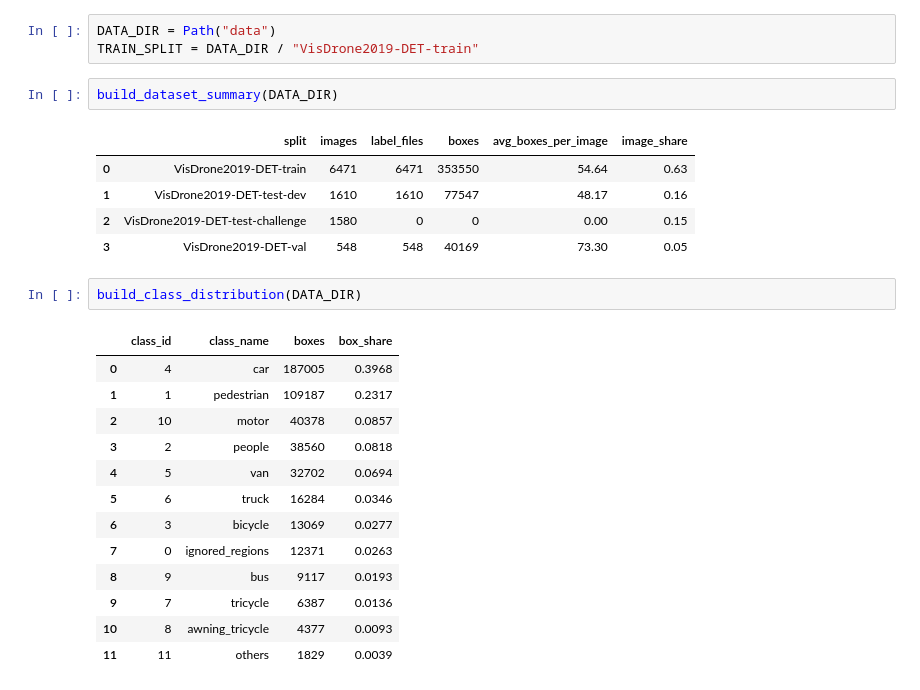
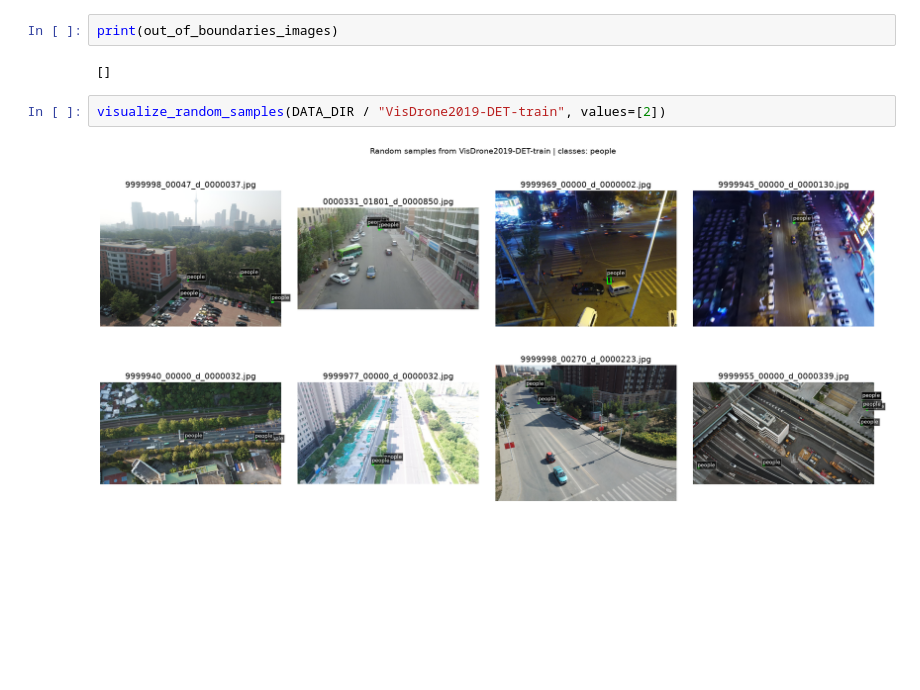
Before and after one commit to DavidIlnytskyi/Edge-Vehicle-Detection-and-Tracking, a Jupyter notebook: data_vizualization.ipynb, the cells around one changed output. Saved outputs shown, nothing was run; the diff lists cells and outputs as text; blank space fills up the shorter version.

```diff
--- a/data_vizualization.ipynb
+++ b/data_vizualization.ipynb
@@ -16,27 +436,8 @@ pd.set_option("display.max_columns", None)
+# %%
+print(out_of_boundaries_images)
+# %% [output]
+[]
 # %%
-DATA_DIR = Path("data")
-TRAIN_SPLIT = DATA_DIR / "VisDrone2019-DET-train"
+visualize_random_samples(DATA_DIR / "VisDrone2019-DET-train", values=[2])
+# %% [output]
+[figure, added]
-# %%
-build_dataset_summary(DATA_DIR)
-# %% [output]
-|  | split | images | label_files | boxes | avg_boxes_per_image | image_share |
-| 0 | VisDrone2019-DET-train | 6471 | 6471 | 353550 | 54.64 | 0.63 |
-| 1 | VisDrone2019-DET-test-dev | 1610 | 1610 | 77547 | 48.17 | 0.16 |
-| 2 | VisDrone2019-DET-test-challenge | 1580 | 0 | 0 | 0.00 | 0.15 |
-| 3 | VisDrone2019-DET-val | 548 | 548 | 40169 | 73.30 | 0.05 |
-# %%
-build_class_distribution(DATA_DIR)
-# %% [output]
-|  | class_id | class_name | boxes | box_share |
-| 0 | 4 | car | 187005 | 0.3968 |
-| 1 | 1 | pedestrian | 109187 | 0.2317 |
-| 2 | 10 | motor | 40378 | 0.0857 |
-| 3 | 2 | people | 38560 | 0.0818 |
-| 4 | 5 | van | 32702 | 0.0694 |
-| 5 | 6 | truck | 16284 | 0.0346 |
-| 6 | 3 | bicycle | 13069 | 0.0277 |
-| 7 | 0 | ignored_regions | 12371 | 0.0263 |
-| 8 | 9 | bus | 9117 | 0.0193 |
-| 9 | 7 | tricycle | 6387 | 0.0136 |
-| 10 | 8 | awning_tricycle | 4377 | 0.0093 |
-| 11 | 11 | others | 1829 | 0.0039 |
```
Also changed, not shown: parts of 17 cells of this notebook, 1 other file.
